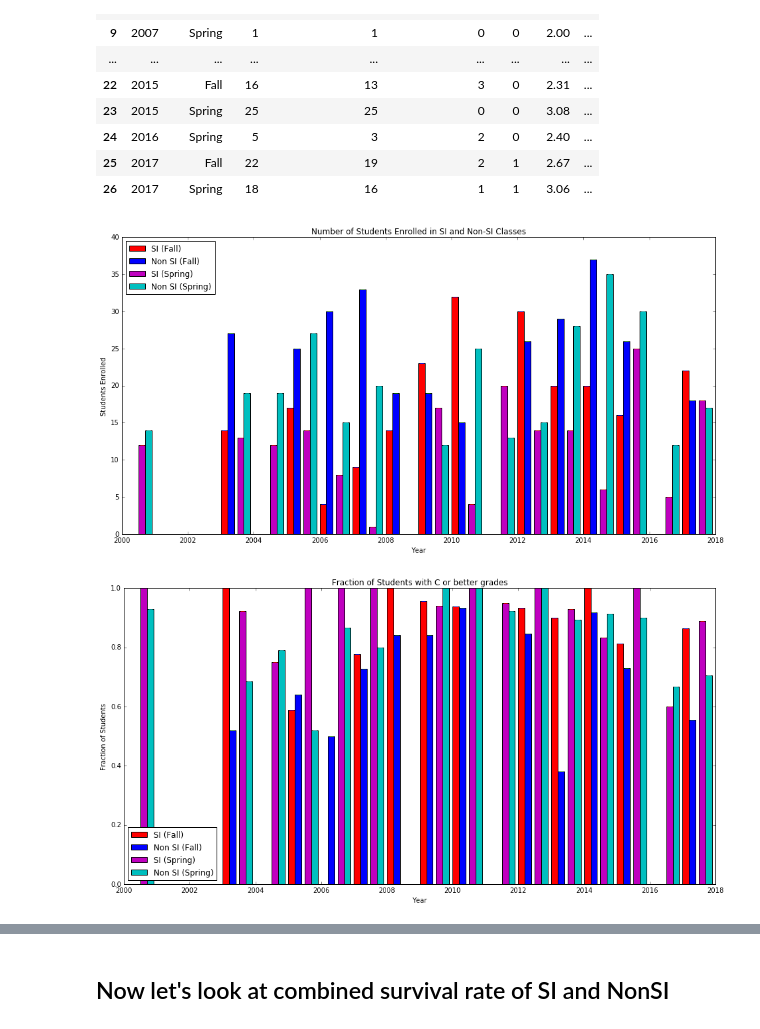
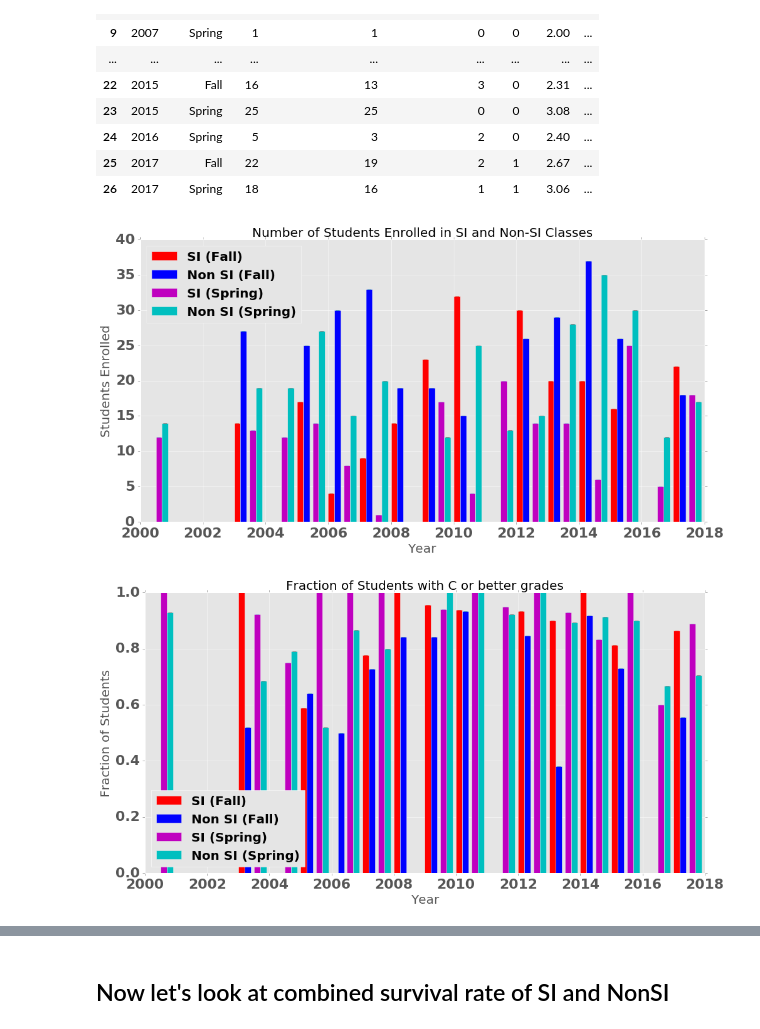
Before and after one commit to drimal/USAPhysics, a Jupyter notebook: USACollegePhysics.ipynb, the cells around one changed output, grey strips where cells are left out. Saved outputs shown, nothing was run; the diff lists cells and outputs as text; code cells hidden in the pictures.

Commit message:
change market size and default text size in the plots

```diff
--- a/USACollegePhysics.ipynb
+++ b/USACollegePhysics.ipynb
@@ -4,6 +4,14 @@ import matplotlib.pyplot as plt
 import numpy as np
 import matplotlib as mpl
 mpl.rcParams['figure.figsize'] = (16,8)
+font = {'family' : 'normal',
+        'weight' : 'bold',
+        'size'   : 22}
+plt.style.use('ggplot')
+mpl.rcParams['lines.linewidth'] = 4
+mpl.rcParams['lines.markersize'] = 10
+#plt.style.use('presentation')
+mpl.rc('font', **font)
 import pandas as pd
 data = pd.read_csv("collegePhysics.csv")
 data = data.drop(["Total Contact Hours of Students Who Met With SI Leader During Office Hours"], axis = 1)
@@ -54,43 +62,43 @@ barsis = ax.bar(xsis, n_si_spring, width, color='m', yerr=0.0, label= "SI (Sprin
 barnonsis = ax.bar(xnonsis, n_nosi_spring, width, color='c', yerr=0.0, label= "Non SI (Spring)")
 
 
-ax.set_ylabel('Students Enrolled')
-ax.set_xlabel('Year')
-ax.set_title("Number of Students Enrolled in SI and Non-SI Classes")
-ax.legend(loc='best')
+ax.set_ylabel('Students Enrolled', fontsize=20)
+ax.set_xlabel('Year', fontsize=20)
+ax.set_title("Number of Students Enrolled in SI and Non-SI Classes", fontsize=20)
+ax.legend(loc='best', fontsize=20)
 fig.show()
 # %% [output]
-[figure, old version]
+[figure, new version]
 # %%
 good_si_fall = data_fall.iloc[:,3]
 good_si_spring = data_spring.iloc[:,3]
 good_nosi_fall = data_fall.iloc[:,13]
 good_nosi_spring = data_spring.iloc[:,13]
 
 
 frac_good_si_fall = (good_si_fall/n_si_fall)
 error_good_si_fall = np.sqrt(frac_good_si_fall * (1-frac_good_si_fall)/n_si_fall)
 frac_good_si_spring = (good_si_spring/n_si_spring)
 error_good_si_spring = np.sqrt(frac_good_si_spring * (1-frac_good_si_spring)/n_si_spring)
 frac_good_nosi_fall = (good_nosi_fall/n_nosi_fall)
 error_good_nosi_fall = np.sqrt(frac_good_nosi_fall * (1-frac_good_nosi_fall)/n_nosi_fall)
 frac_good_nosi_spring = (good_nosi_spring/n_nosi_spring)
 error_good_nosi_fall = np.sqrt(frac_good_nosi_spring * (1-frac_good_nosi_spring)/n_nosi_spring)
 #print frac_good_si_fall, error_good_si_fall
 fig, ax = plt.subplots()
 
 barsif = ax.bar(xsif, frac_good_si_fall, width, color='r', yerr=0, label= "SI (Fall)")
 barnonsif = ax.bar(xnonsif, frac_good_nosi_fall, width, color='b', yerr=0 , label= "Non SI (Fall)")
 barsis = ax.bar(xsis, frac_good_si_spring, width, color='m', yerr=0, label= "SI (Spring)")
 barnonsis = ax.bar(xnonsis, frac_good_nosi_spring, width, color='c', yerr=0, label= "Non SI (Spring)")
 
-ax.set_ylabel('Fraction of Students')
-ax.set_xlabel('Year')
-ax.set_title('Fraction of Students with C or better grades')
-ax.legend(loc='best')
+ax.set_ylabel('Fraction of Students', fontsize=20)
+ax.set_xlabel('Year', fontsize=20)
+ax.set_title('Fraction of Students with C or better grades', fontsize=20)
+ax.legend(loc='best', fontsize=20)
 fig.show()
 # %% [output]
-[figure, old version]
+[figure, new version]
 # %%
 fig, ax = plt.subplots()
 barsif = ax.bar(xsif, frac_good_si_fall*100, width, color='r', yerr=0.0, label= "SI (Fall)")
```
Also changed, not shown: parts of 14 cells of this notebook.
